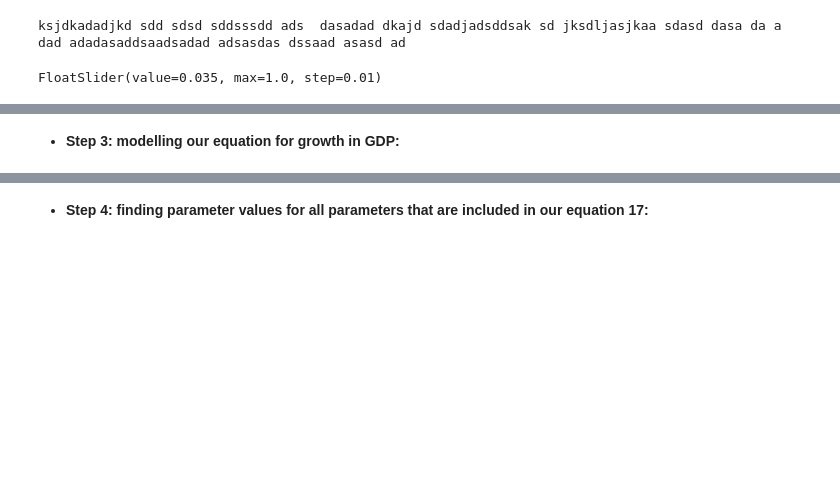
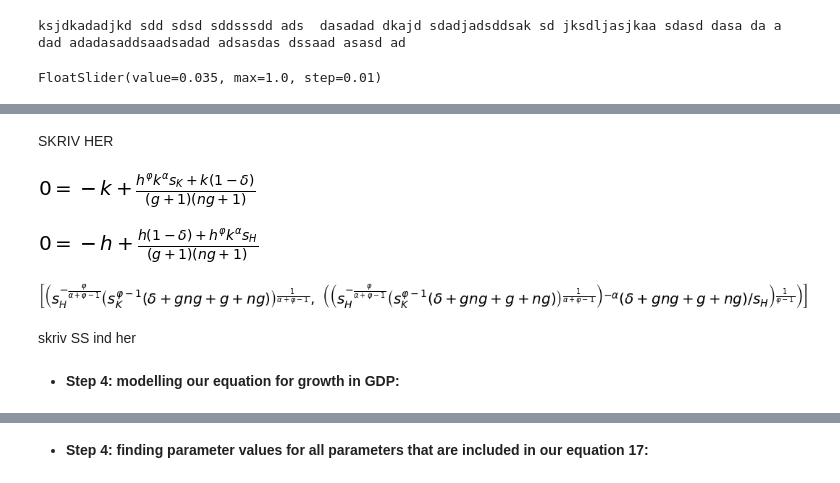
Before and after one commit to NumEconCopenhagen/projects-2019-ccl, a Jupyter notebook: modelproject/modelproject.ipynb, the cells around one changed output, grey strips where cells are left out. Saved outputs shown, nothing was run; the diff lists cells and outputs as text; code cells hidden in the pictures; blank space fills up the shorter version.

```diff
--- a/modelproject/modelproject.ipynb
+++ b/modelproject/modelproject.ipynb
@@ -142,0 +170,36 @@ FloatSlider(value=0.035, max=1.0, step=0.01)
+# %% [markdown]
+SKRIV HER
+# %%
+import numpy as np
+from scipy.optimize import minimize
+import sympy as sm
+
+a = sm.symbols("alpha")
+phi = sm.symbols("varphi")
+b = sm.symbols("beta")
+g = sm.symbols("g")
+n = sm.symbols("n")
+n = sm.symbols("ng")
+y = sm.symbols("y")
+d = sm.symbols("delta")
+k = sm.symbols("k")
+h = sm.symbols("h")
+A = sm.symbols("A")
+g_y = sm.symbols("g_y")
+s_K = sm.symbols("s_K")
+s_H = sm.symbols("s_H")
+t = sm.symbols("t")
+
+#k_{(t+1)} - k_t = ((1/(1+n)*(1+g))*(s_K*(k_t**a * h_t**phi)+(1-d)))-k_t
+
+objective1 = sm.Eq(0,((1/((1+n)*(1+g)))*(s_K*(k**a * (h**phi))+(1-d)*k))-k)
+
+objective1
+# %% [output]
+[figure, added]
+# %%
+objective2 = sm.Eq(0,((1/((1+n)*(1+g)))*(s_H*(k**a * (h**phi))+(1-d)*h))-h)
+
+objective2
+# %% [output]
+[figure, added]
@@ -142,0 +211,6 @@ FloatSlider(value=0.035, max=1.0, step=0.01)
+# %%
+solve((eq1,eq2), (k, h))
+# %% [output]
+[figure, added]
+# %% [markdown]
+skriv SS ind her
@@ -143,2 +226,2 @@ FloatSlider(value=0.035, max=1.0, step=0.01)
 # %% [markdown]
-* **Step 3: modelling our equation for growth in GDP:**
+* **Step 4: modelling our equation for growth in GDP:**
```
Also changed, not shown: parts of 14 cells of this notebook.
